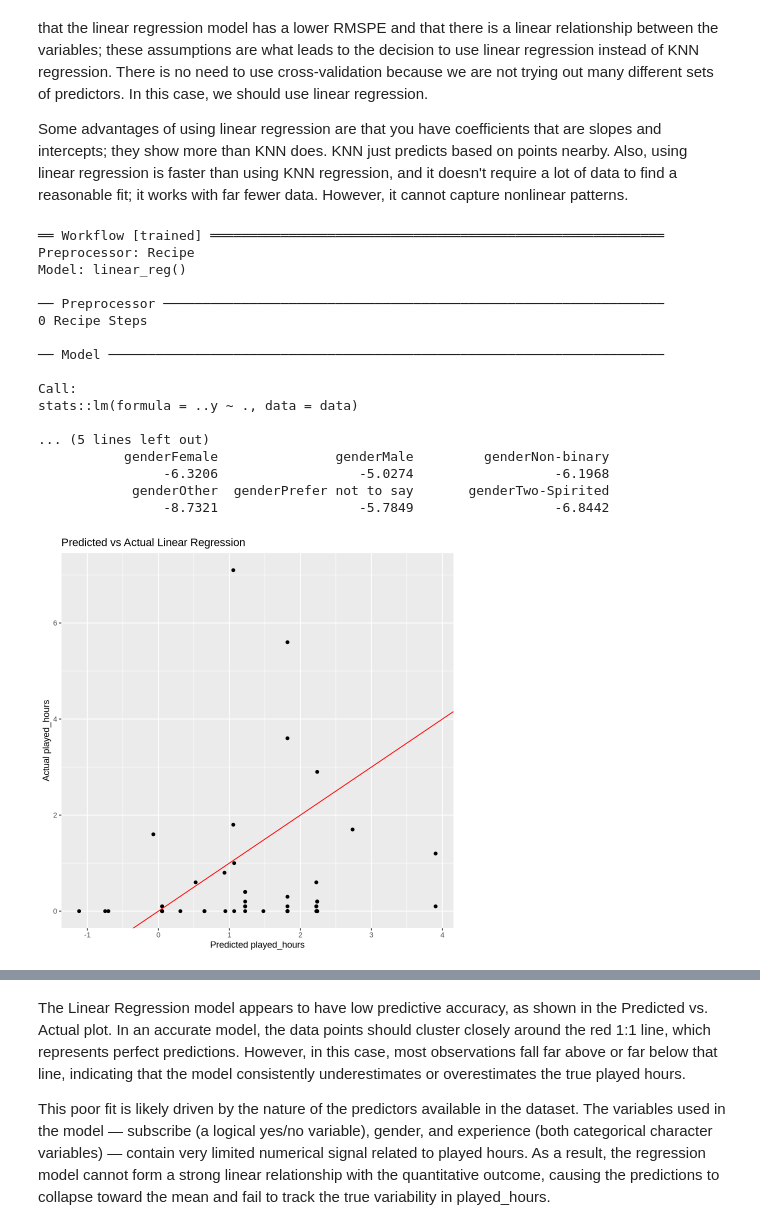
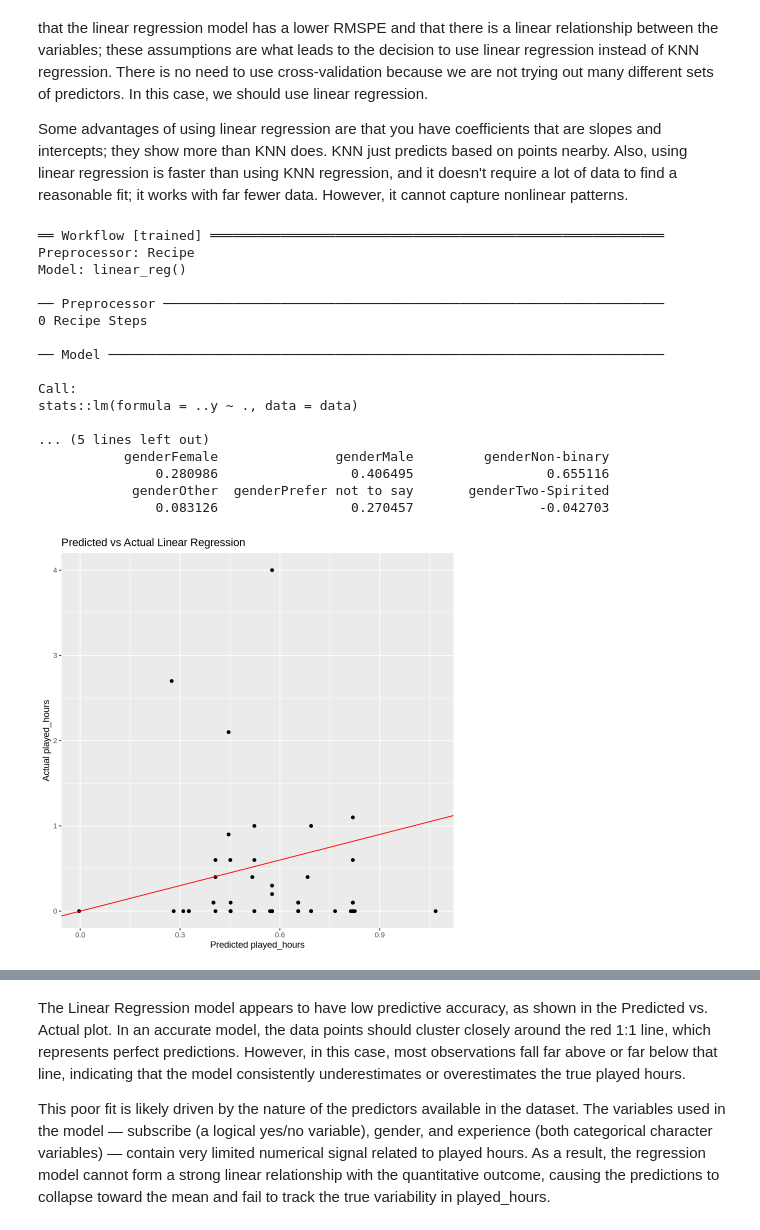
Before and after one commit to kiana-mohseni/dsci-100-2025w1-group-project, a Jupyter notebook: Final Project.ipynb, the cells around one changed output, grey strips where cells are left out. Cells and saved outputs as stored; diff of their text form; code cells hidden in the pictures.

```diff
--- a/Final Project.ipynb
+++ b/Final Project.ipynb
@@ -229,7 +229,7 @@ library(tidymodels)
 
 
 player_data_response <- player_data_response |>
-  filter(played_hours < 100)
+  filter(played_hours < 40)
 
 ## We added the filter for only player under 100 hours because there were 2 outliers that skewed the data with extremely high values.
 
@@ -264,20 +264,20 @@ stats::lm(formula = ..y ~ ., data = data)
 
 ... (5 lines left out)
            genderFemale               genderMale         genderNon-binary
-                -6.3206                  -5.0274                  -6.1968
+               0.280986                 0.406495                 0.655116
             genderOther  genderPrefer not to say       genderTwo-Spirited
-                -8.7321                  -5.7849                  -6.8442
+               0.083126                 0.270457                -0.042703
 # %%
 library(ggplot2)
 
-test_pred <- predict(lm_fit, test) |>
+test_pred_lm <- predict(lm_fit, test) |>
   bind_cols(test)
 
-ggplot(test_pred, aes(x = .pred, y = played_hours)) +
+ggplot(test_pred_lm, aes(x = .pred, y = played_hours)) +
   geom_point() +
   geom_abline(slope = 1, intercept = 0, color = "red") +
   labs(x = "Predicted played_hours",
        y = "Actual played_hours",
        title = "Predicted vs Actual Linear Regression")
 # %% [output]
-[figure, old version]
+[figure, new version]
```
Also changed, not shown: parts of 4 cells of this notebook.
